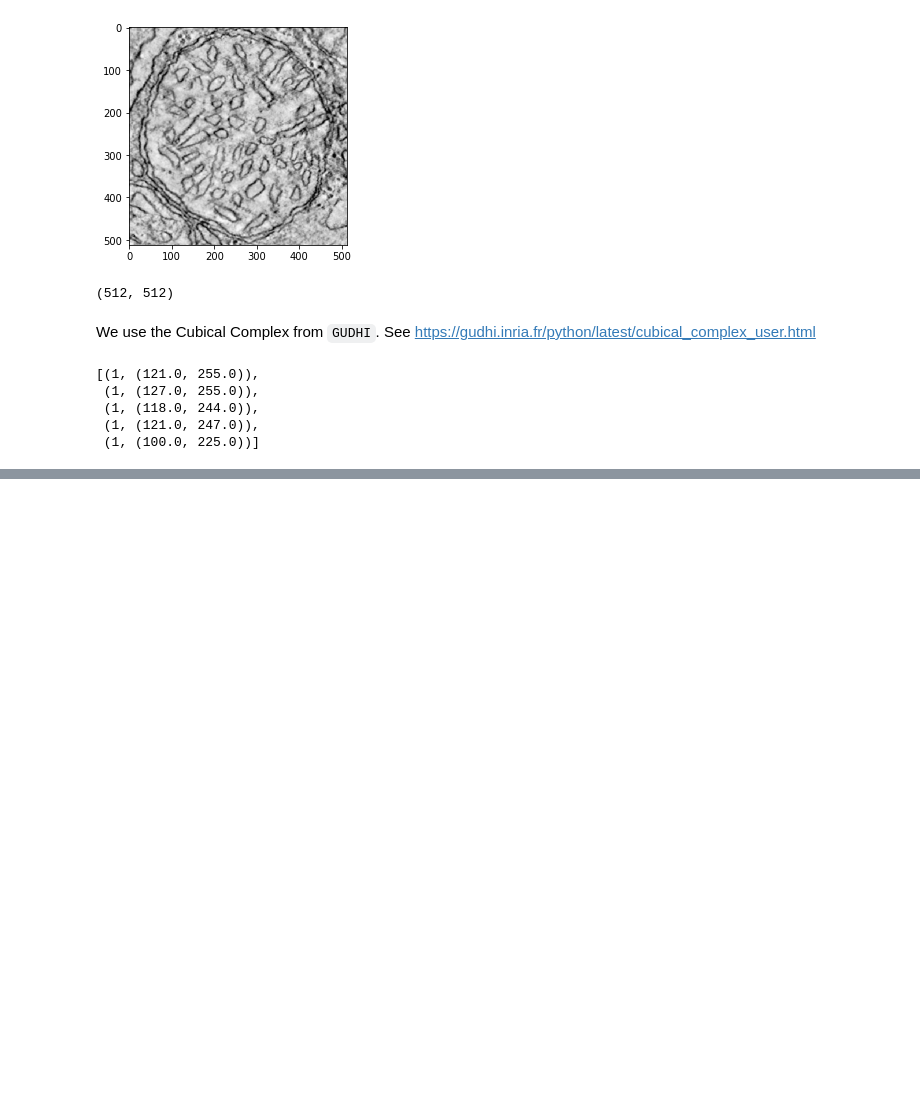
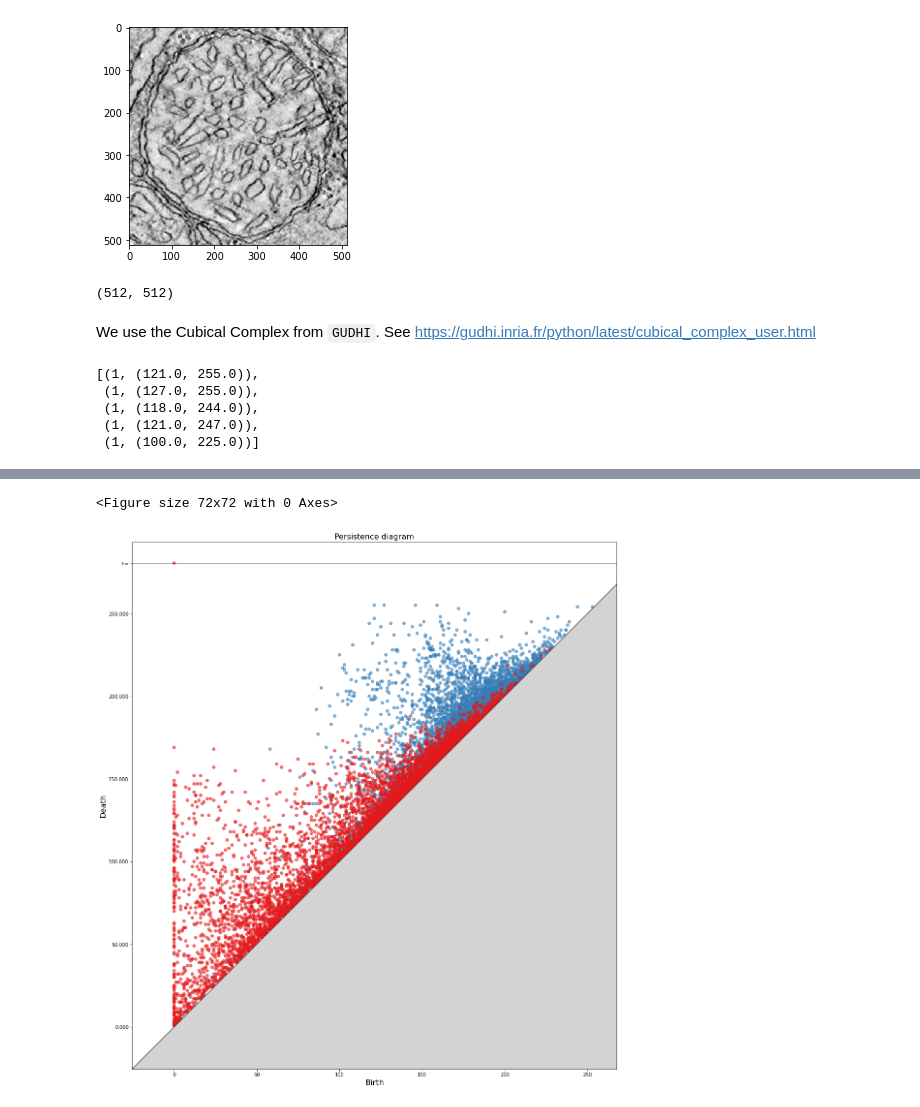
Before and after one commit to atorras1618/Miscellaneous-TDA-notebooks, a Jupyter notebook: Persistent_Homology_of_Cubical_Complexes.ipynb, the cells around one changed output, grey strips where cells are left out. Drawn from its saved outputs; the diff is of its cells as text; code cells hidden in the pictures; blank space fills up the shorter version.

```diff
--- a/Persistent_Homology_of_Cubical_Complexes.ipynb
+++ b/Persistent_Homology_of_Cubical_Complexes.ipynb
@@ -46,0 +58,8 @@ cub_diag[:5]
+# %%
+plt.figure(figsize=(1,1))
+ax = gudhi.plot_persistence_diagram(cub_diag)
+ax.set_aspect('equal')
+plt.show()
+# %% [output]
+<Figure size 72x72 with 0 Axes>
+[figure, added]
```
Also changed, not shown: parts of 2 cells of this notebook.
